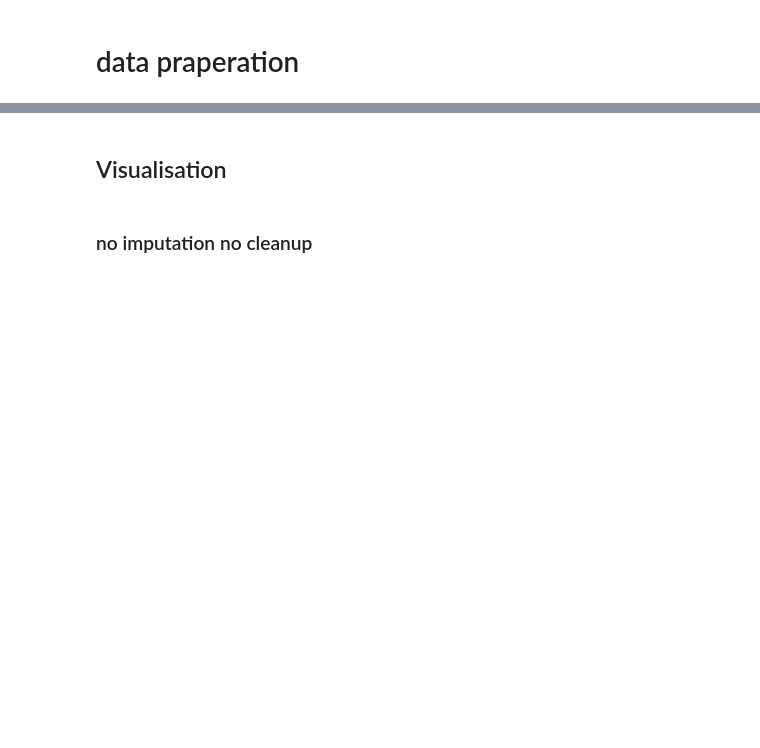
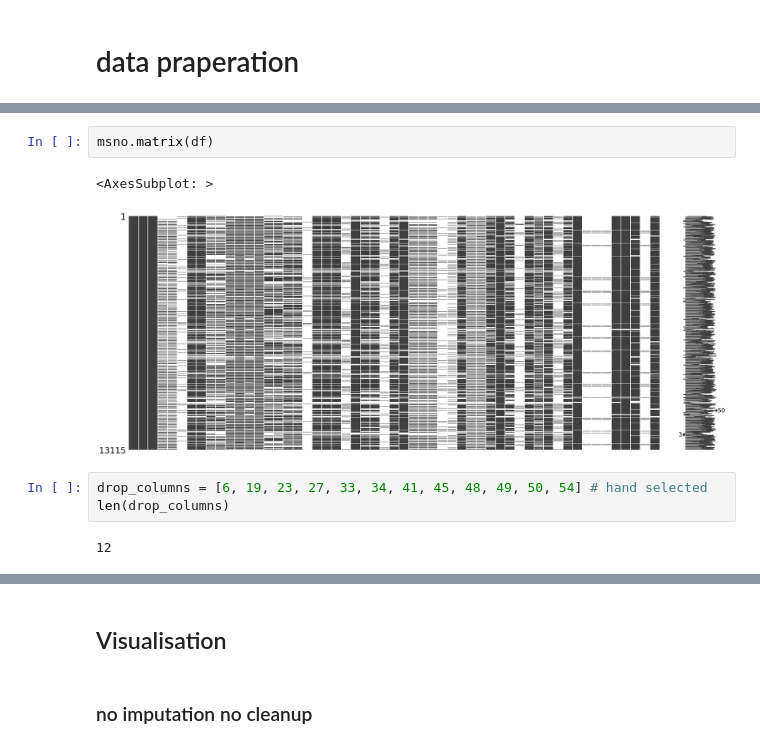
Before and after one commit to hofslu/dataVis, a Jupyter notebook: exOne/development.ipynb, the cells around one changed output, grey strips where cells are left out. Saved outputs shown, nothing was run; the diff lists cells and outputs as text; blank space fills up the shorter version.

```diff
--- a/exOne/development.ipynb
+++ b/exOne/development.ipynb
@@ -94,0 +70,10 @@ short_names
+# %%
+msno.matrix(df)
+# %% [output]
+<AxesSubplot: >
+[figure, added]
+# %%
+drop_columns = [6, 19, 23, 27, 33, 34, 41, 45, 48, 49, 50, 54] # hand selected
+len(drop_columns)
+# %% [output]
+12
```
Also changed, not shown: parts of 15 cells of this notebook, 1 other file.
